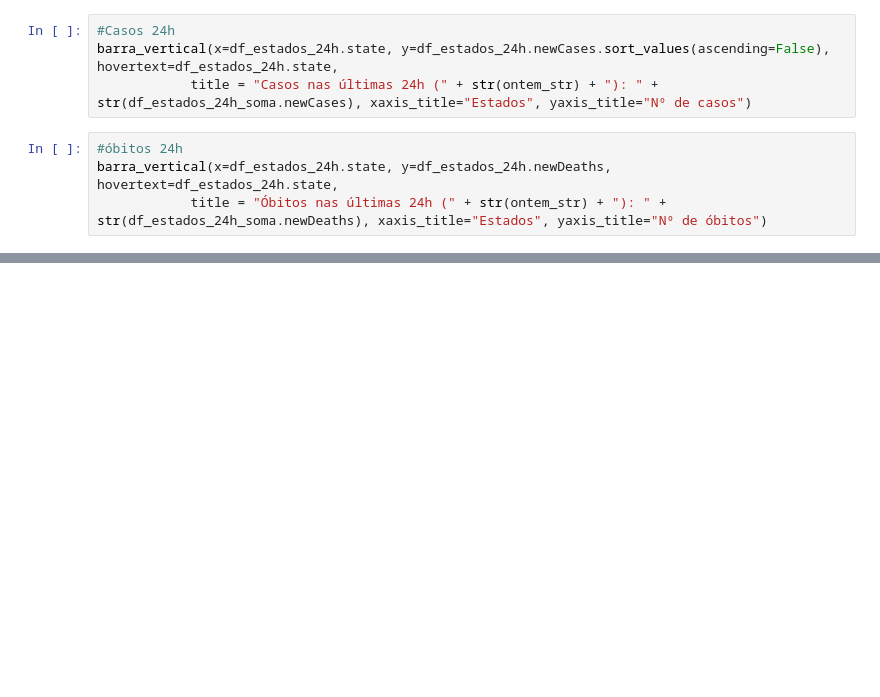
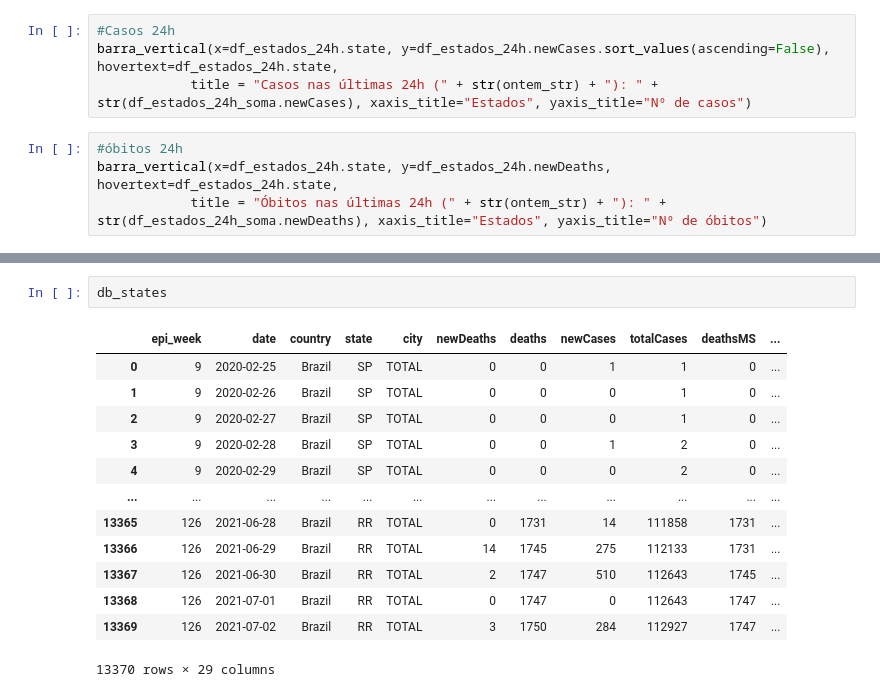
Before and after one commit to PericlesSavio/Covid-Streamlit, a Jupyter notebook: notebook.ipynb, the cells around one changed output, grey strips where cells are left out. Drawn from its saved outputs; the diff is of its cells as text; blank space fills up the shorter version.

```diff
--- a/notebook.ipynb
+++ b/notebook.ipynb
@@ -72,0 +179,16 @@ barra_vertical(x=df_estados_24h.state, y=df_estados_24h.newDeaths, hovertext=df_
+# %%
+db_states
+# %% [output]
+|  | epi_week | date | country | state | city | newDeaths | deaths | newCases | totalCases | deathsMS | ... |
+| 0 | 9 | 2020-02-25 | Brazil | SP | TOTAL | 0 | 0 | 1 | 1 | 0 | ... |
+| 1 | 9 | 2020-02-26 | Brazil | SP | TOTAL | 0 | 0 | 0 | 1 | 0 | ... |
+| 2 | 9 | 2020-02-27 | Brazil | SP | TOTAL | 0 | 0 | 0 | 1 | 0 | ... |
+| 3 | 9 | 2020-02-28 | Brazil | SP | TOTAL | 0 | 0 | 1 | 2 | 0 | ... |
+| 4 | 9 | 2020-02-29 | Brazil | SP | TOTAL | 0 | 0 | 0 | 2 | 0 | ... |
+| ... | ... | ... | ... | ... | ... | ... | ... | ... | ... | ... | ... |
+| 13365 | 126 | 2021-06-28 | Brazil | RR | TOTAL | 0 | 1731 | 14 | 111858 | 1731 | ... |
+| 13366 | 126 | 2021-06-29 | Brazil | RR | TOTAL | 14 | 1745 | 275 | 112133 | 1731 | ... |
+| 13367 | 126 | 2021-06-30 | Brazil | RR | TOTAL | 2 | 1747 | 510 | 112643 | 1745 | ... |
+| 13368 | 126 | 2021-07-01 | Brazil | RR | TOTAL | 0 | 1747 | 0 | 112643 | 1747 | ... |
+| 13369 | 126 | 2021-07-02 | Brazil | RR | TOTAL | 3 | 1750 | 284 | 112927 | 1747 | ... |
+13370 rows × 29 columns
```
Also changed, not shown: parts of 7 cells of this notebook, 5 other files.
